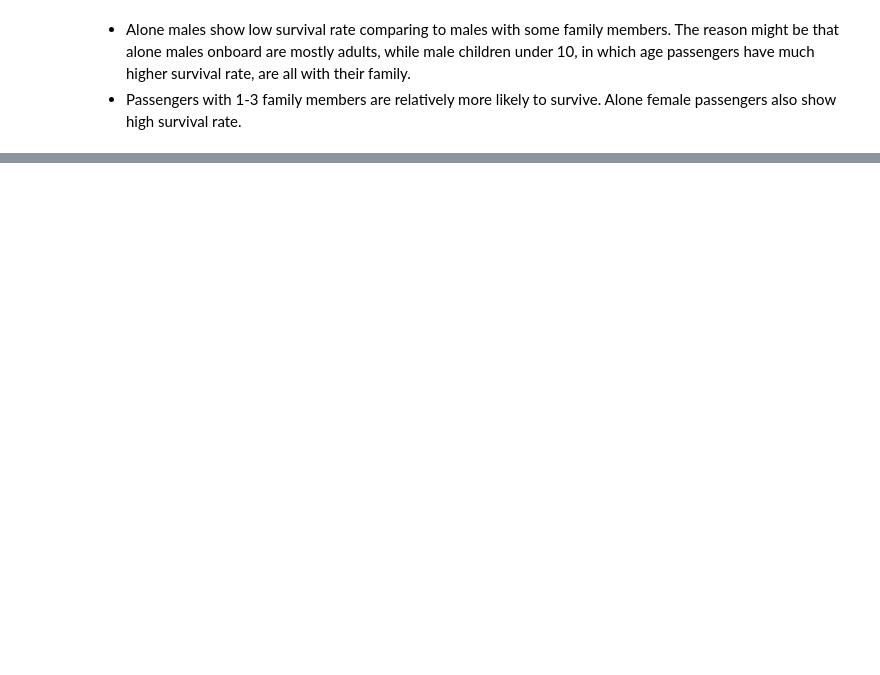
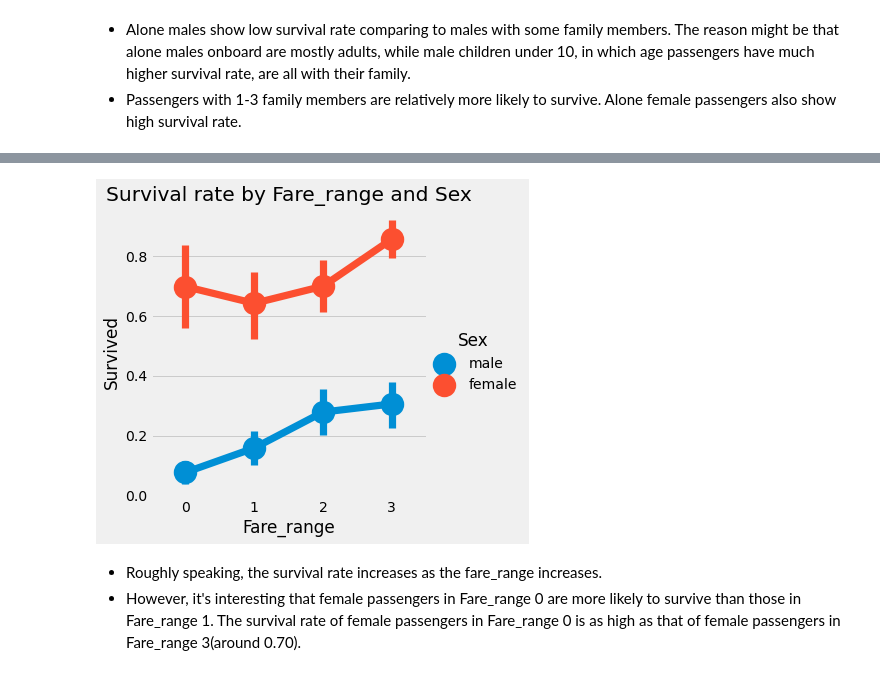
Before and after one commit to sam351/competitions, a Jupyter notebook: kaggle_titanic/200517_Titanic_study-02_FE-and-Data-Cleaning.ipynb, the cells around one changed output, grey strips where cells are left out. Drawn from its saved outputs; the diff is of its cells as text; code cells hidden in the pictures; blank space fills up the shorter version.

Commit message:
Modify 200517_Titanic_study-02_FE-and-Data-Cleaning.ipynb
- Add a new feature of Fare_range

```diff
--- a/kaggle_titanic/200517_Titanic_study-02_FE-and-Data-Cleaning.ipynb
+++ b/kaggle_titanic/200517_Titanic_study-02_FE-and-Data-Cleaning.ipynb
@@ -173,0 +179,6 @@ plt.show()
+# %%
+data['Fare_range'] = pd.qcut(data.Fare, 4, labels=range(4))
+
+# Check the result
+display(data.head(2))
+data.Fare_range.value_counts().to_frame().style.background_gradient(cmap='summer_r')
@@ -173,0 +194,9 @@ plt.show()
+# %%
+sns.catplot('Fare_range', 'Survived', data=data, hue='Sex', kind='point')
+plt.title('Survival rate by Fare_range and Sex')
+plt.show()
+# %% [output]
+[figure, added]
+# %% [markdown]
+- Roughly speaking, the survival rate increases as the fare_range increases.
+- However, it's interesting that female passengers in Fare_range 0 are more likely to survive than those in Fare_range 1. The survival rate of female passengers in Fare_range 0 is as high as that of female passengers in Fare_range 3(around 0.70).
```
Also changed, not shown: parts of 6 cells of this notebook.
